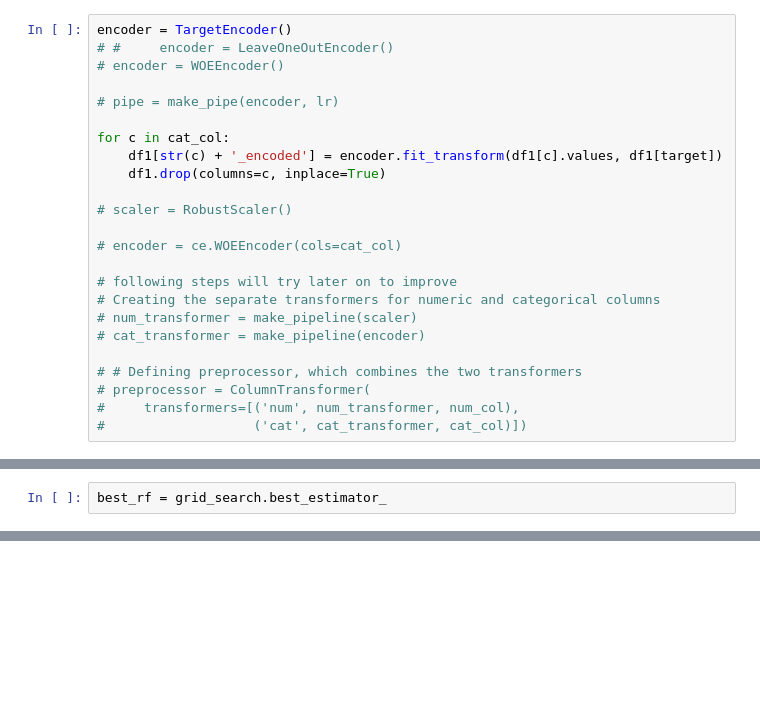
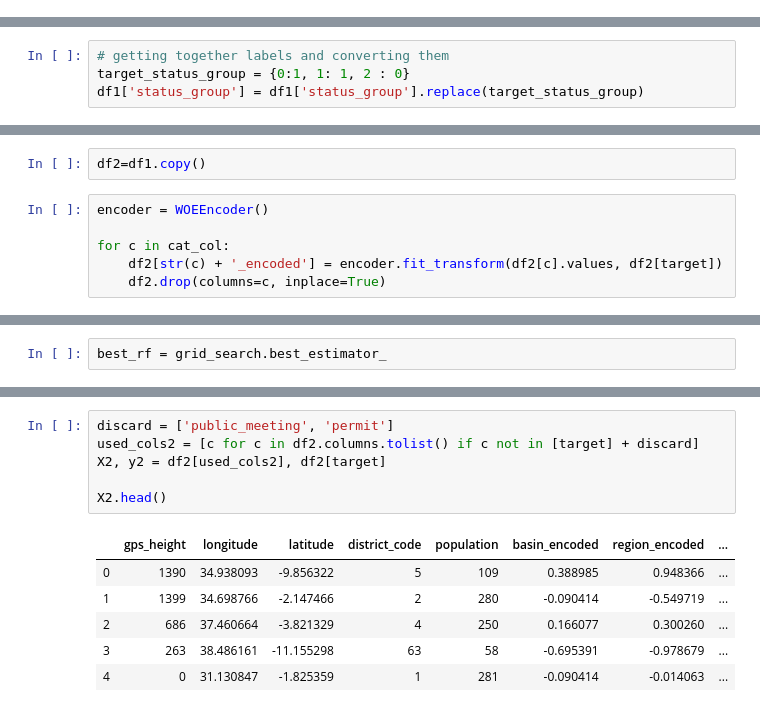
Before and after one commit to ezgigm/Project3_TanzanianWaterWell_Status_Prediction, a Jupyter notebook: STEP2_Modeling.ipynb, the cells around one changed output, grey strips where cells are left out. Saved outputs shown, nothing was run; the diff lists cells and outputs as text; blank space fills up the shorter version.

```diff
--- a/STEP2_Modeling.ipynb
+++ b/STEP2_Modeling.ipynb
@@ -71,24 +80,0 @@ target='status_group'
-# %%
-encoder = TargetEncoder()
-# #     encoder = LeaveOneOutEncoder()
-# encoder = WOEEncoder()
-
-# pipe = make_pipe(encoder, lr)
-
-for c in cat_col:
-    df1[str(c) + '_encoded'] = encoder.fit_transform(df1[c].values, df1[target])
-    df1.drop(columns=c, inplace=True)
-
-# scaler = RobustScaler()
-
-# encoder = ce.WOEEncoder(cols=cat_col)
-
-# following steps will try later on to improve
-# Creating the separate transformers for numeric and categorical columns
-# num_transformer = make_pipeline(scaler)
-# cat_transformer = make_pipeline(encoder)
-
-# # Defining preprocessor, which combines the two transformers
-# preprocessor = ColumnTransformer(
-#     transformers=[('num', num_transformer, num_col),
-#                   ('cat', cat_transformer, cat_col)])
@@ -195,0 +87,4 @@ GridSearchCV(cv=5, error_score='raise-deprecating',
+# %%
+# getting together labels and converting them
+target_status_group = {0:1, 1: 1, 2 : 0}
+df1['status_group'] = df1['status_group'].replace(target_status_group)
@@ -195,0 +415,8 @@ GridSearchCV(cv=5, error_score='raise-deprecating',
+# %%
+df2=df1.copy()
+# %%
+encoder = WOEEncoder()
+
+for c in cat_col:
+    df2[str(c) + '_encoded'] = encoder.fit_transform(df2[c].values, df2[target])
+    df2.drop(columns=c, inplace=True)
@@ -237,0 +567,13 @@ df_sub
+# %%
+discard = ['public_meeting', 'permit']
+used_cols2 = [c for c in df2.columns.tolist() if c not in [target] + discard]
+X2, y2 = df2[used_cols2], df2[target]
+
+X2.head()
+# %% [output]
+|  | gps_height | longitude | latitude | district_code | population | basin_encoded | region_encoded | ... |
+| 0 | 1390 | 34.938093 | -9.856322 | 5 | 109 | 0.388985 | 0.948366 | ... |
+| 1 | 1399 | 34.698766 | -2.147466 | 2 | 280 | -0.090414 | -0.549719 | ... |
+| 2 | 686 | 37.460664 | -3.821329 | 4 | 250 | 0.166077 | 0.300260 | ... |
+| 3 | 263 | 38.486161 | -11.155298 | 63 | 58 | -0.695391 | -0.978679 | ... |
+| 4 | 0 | 31.130847 | -1.825359 | 1 | 281 | -0.090414 | -0.014063 | ... |
```
Also changed, not shown: parts of 106 cells of this notebook.
